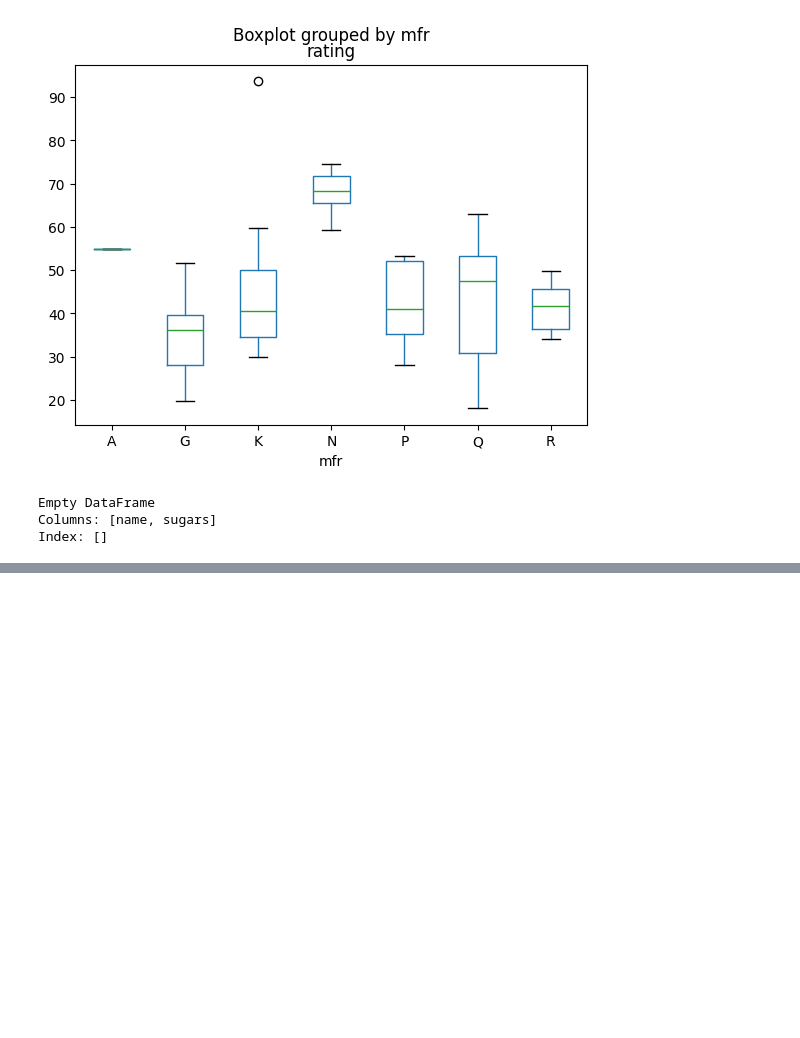
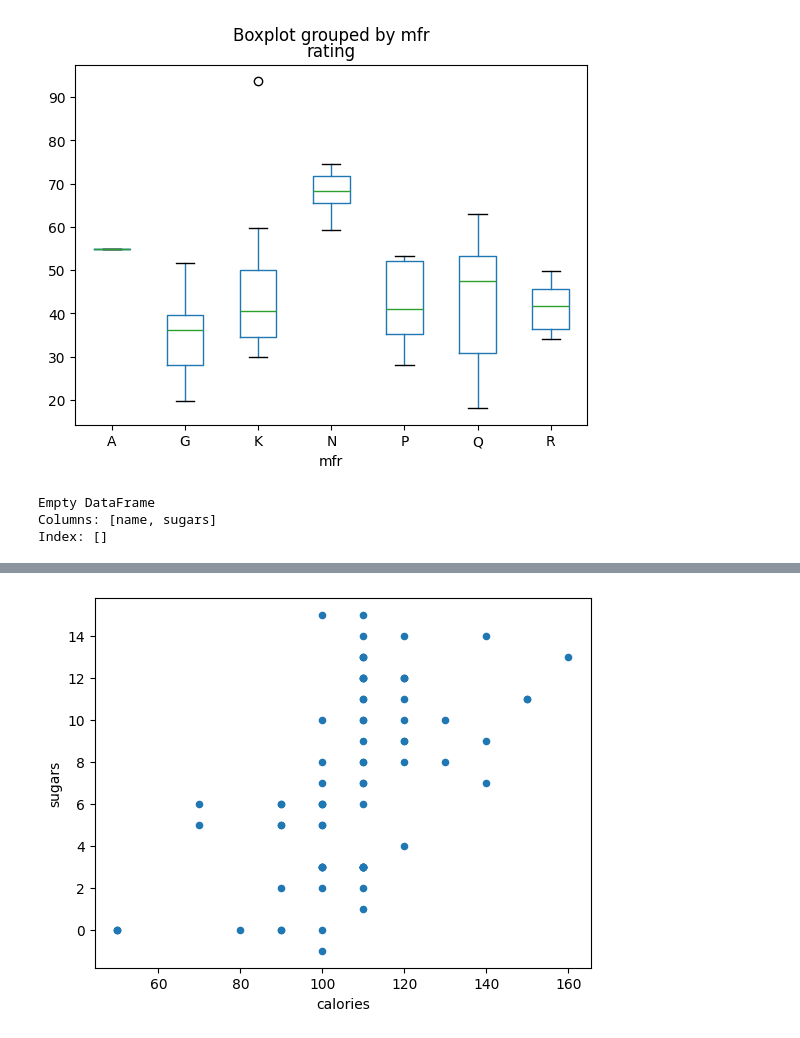
Before and after one commit to Sru-j/daily_lab_activities, a Jupyter notebook: box_plot_mine.ipynb, the cells around one changed output, grey strips where cells are left out. Saved outputs shown, nothing was run; the diff lists cells and outputs as text; code cells hidden in the pictures; blank space fills up the shorter version.

```diff
--- a/box_plot_mine.ipynb
+++ b/box_plot_mine.ipynb
@@ -290,0 +301,5 @@ Index: []
+# %%
+df.plot(kind='scatter',x='calories',y='sugars')
+plt.show()
+# %% [output]
+[figure, added]
```
Also changed, not shown: parts of 6 cells of this notebook.
